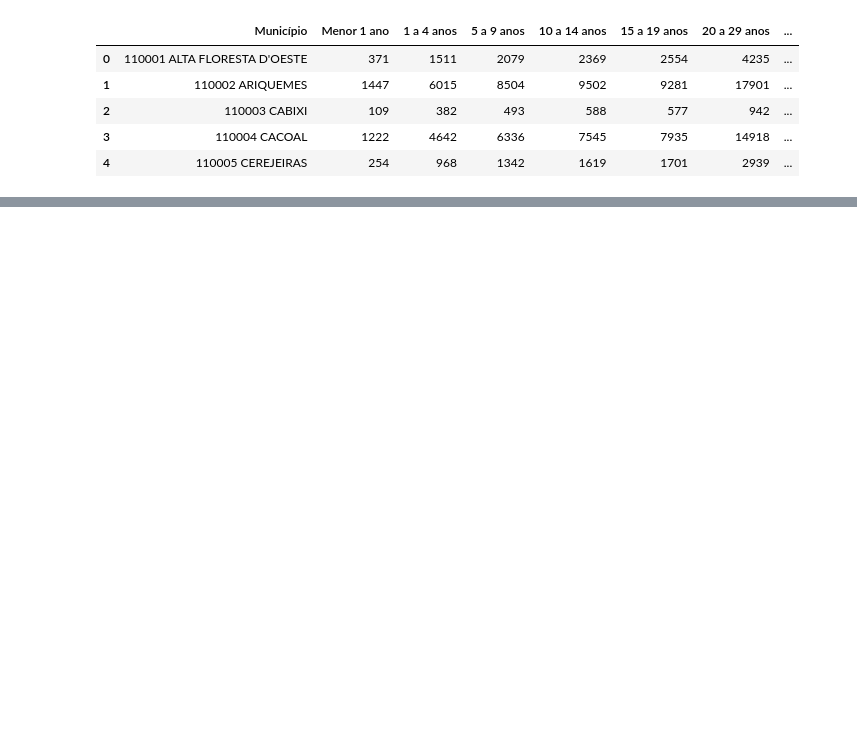
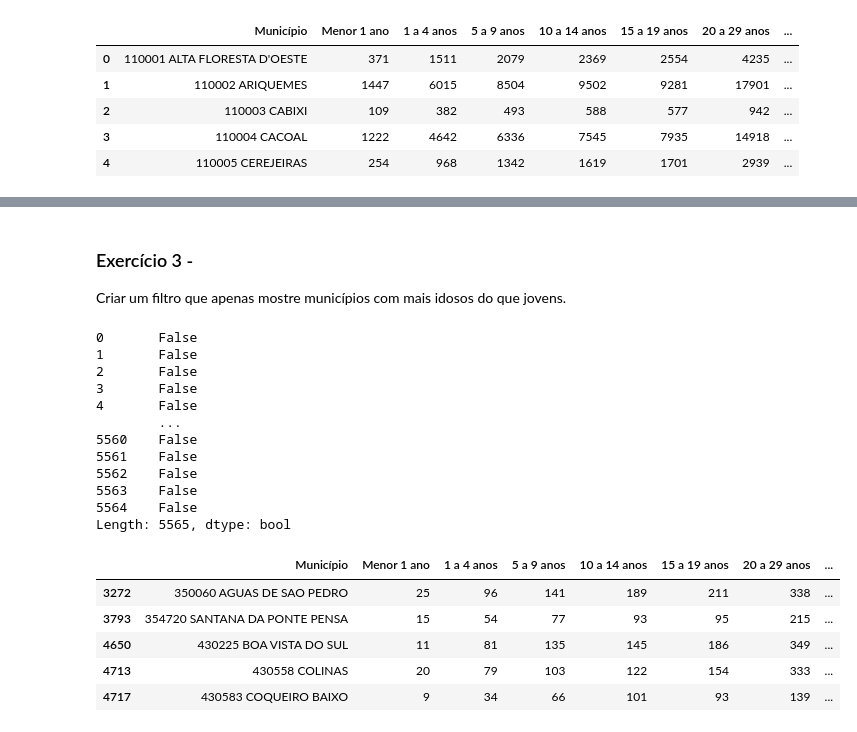
Before and after one commit to alfredjynx/capacitacao-pandas, a Jupyter notebook: p2.ipynb, the cells around one changed output, grey strips where cells are left out. Saved outputs shown, nothing was run; the diff lists cells and outputs as text; code cells hidden in the pictures; blank space fills up the shorter version.

Commit message:
filtro, plot, apply e sort

```diff
--- a/p2.ipynb
+++ b/p2.ipynb
@@ -21,0 +75,17 @@ df.head()
+# %%
+# Colocar sua resolução aqui
+
+import pandas as pd
+
+# a função read_csv() já nos retorna um objeto do tipo DataFrame
+df = pd.read_csv('data/datasus_populacao_faixa_etarea.csv', skiprows=3, sep=';')
+
+# Criação da coluna de 'Menor de 19'
+df['19 Anos ou Menos'] = df['Menor 1 ano'] + df['1 a 4 anos'] + df['5 a 9 anos'] + df['10 a 14 anos'] + df['15 a 19 anos']
+
+# Criação da coluna de '20 a 50 anos'
+df['20 a 59 Anos'] = df['20 a 29 anos'] + df['30 a 39 anos'] + df['40 a 49 anos'] + df['50 a 59 anos']
+
+df['60 Anos ou Acima'] = df['60 a 69 anos'] + df['70 a 79 anos'] + df['80 anos e mais']
+
+df.head()
@@ -21,0 +102,11 @@ df.head()
+# %%
+# Coluna de taxa de jovens
+df['Taxa - Jovens'] = df['19 Anos ou Menos']/df['Total']
+
+# Coluna de taxa de Adultos
+df['Taxa - Adultos'] = df['20 a 59 Anos']/df['Total']
+
+# Coluna de taxa de idosos
+df['Taxa - Idosos'] = df['60 Anos ou Acima']/df['Total']
+
+df.head()
@@ -21,0 +128,31 @@ df.head()
+# %% [markdown]
+### Exercício 3 -
+Criar um filtro que apenas mostre municípios com mais idosos do que jovens.
+# %%
+# Filtro feito a partir de comparações booleanas
+filtro = df['19 Anos ou Menos']<df['60 Anos ou Acima']
+
+print(filtro)
+
+df_alta_taxa_idosos = df[filtro]
+
+df_alta_taxa_idosos.head()
+# %% [output]
+0       False
+1       False
+2       False
+3       False
+4       False
+        ...
+5560    False
+5561    False
+5562    False
+5563    False
+5564    False
+Length: 5565, dtype: bool
+|  | Município | Menor 1 ano | 1 a 4 anos | 5 a 9 anos | 10 a 14 anos | 15 a 19 anos | 20 a 29 anos | ... |
+| 3272 | 350060 AGUAS DE SAO PEDRO | 25 | 96 | 141 | 189 | 211 | 338 | ... |
+| 3793 | 354720 SANTANA DA PONTE PENSA | 15 | 54 | 77 | 93 | 95 | 215 | ... |
+| 4650 | 430225 BOA VISTA DO SUL | 11 | 81 | 135 | 145 | 186 | 349 | ... |
+| 4713 | 430558 COLINAS | 20 | 79 | 103 | 122 | 154 | 333 | ... |
+| 4717 | 430583 COQUEIRO BAIXO | 9 | 34 | 66 | 101 | 93 | 139 | ... |
```
Also changed, not shown: parts of 35 cells of this notebook.
